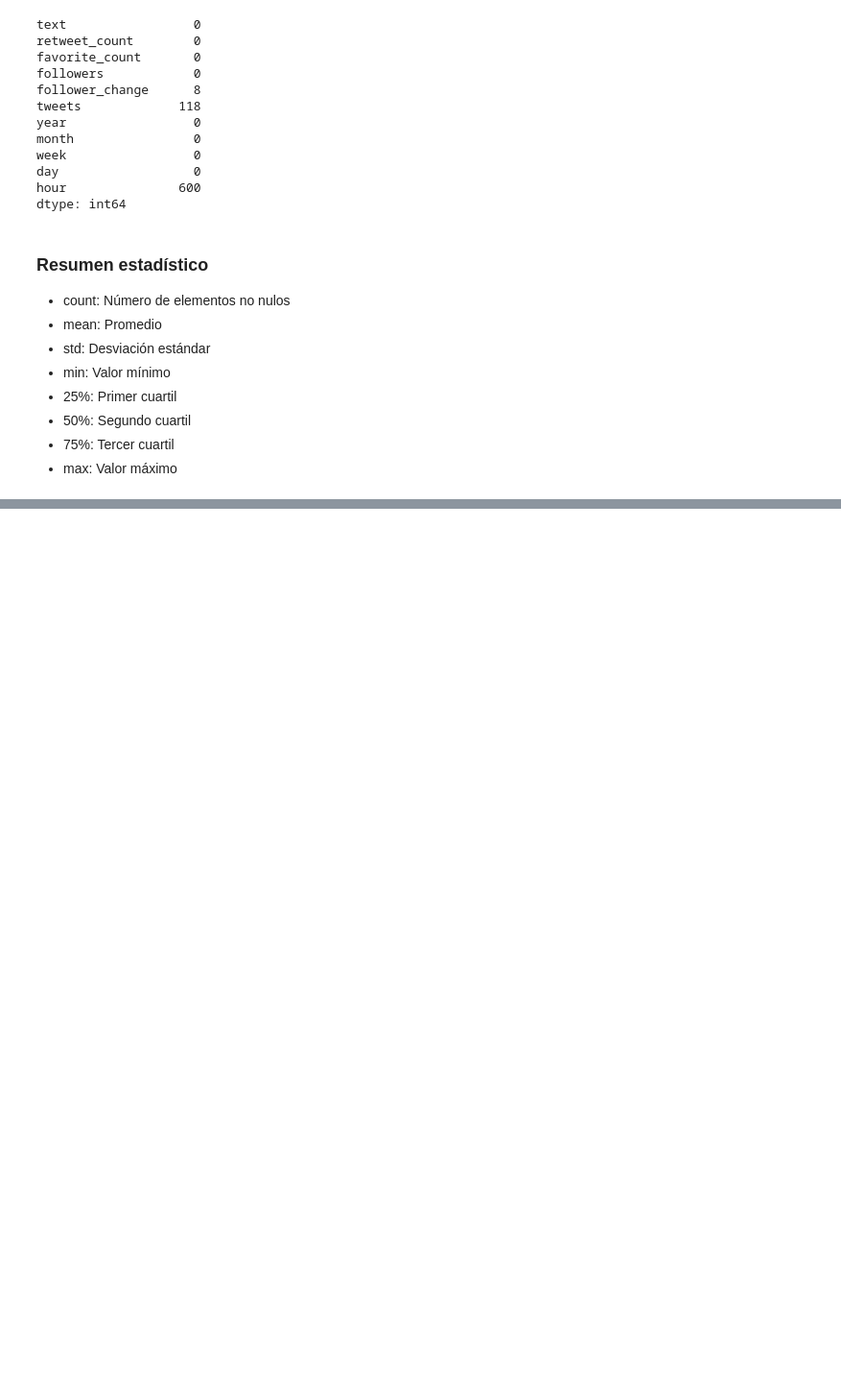
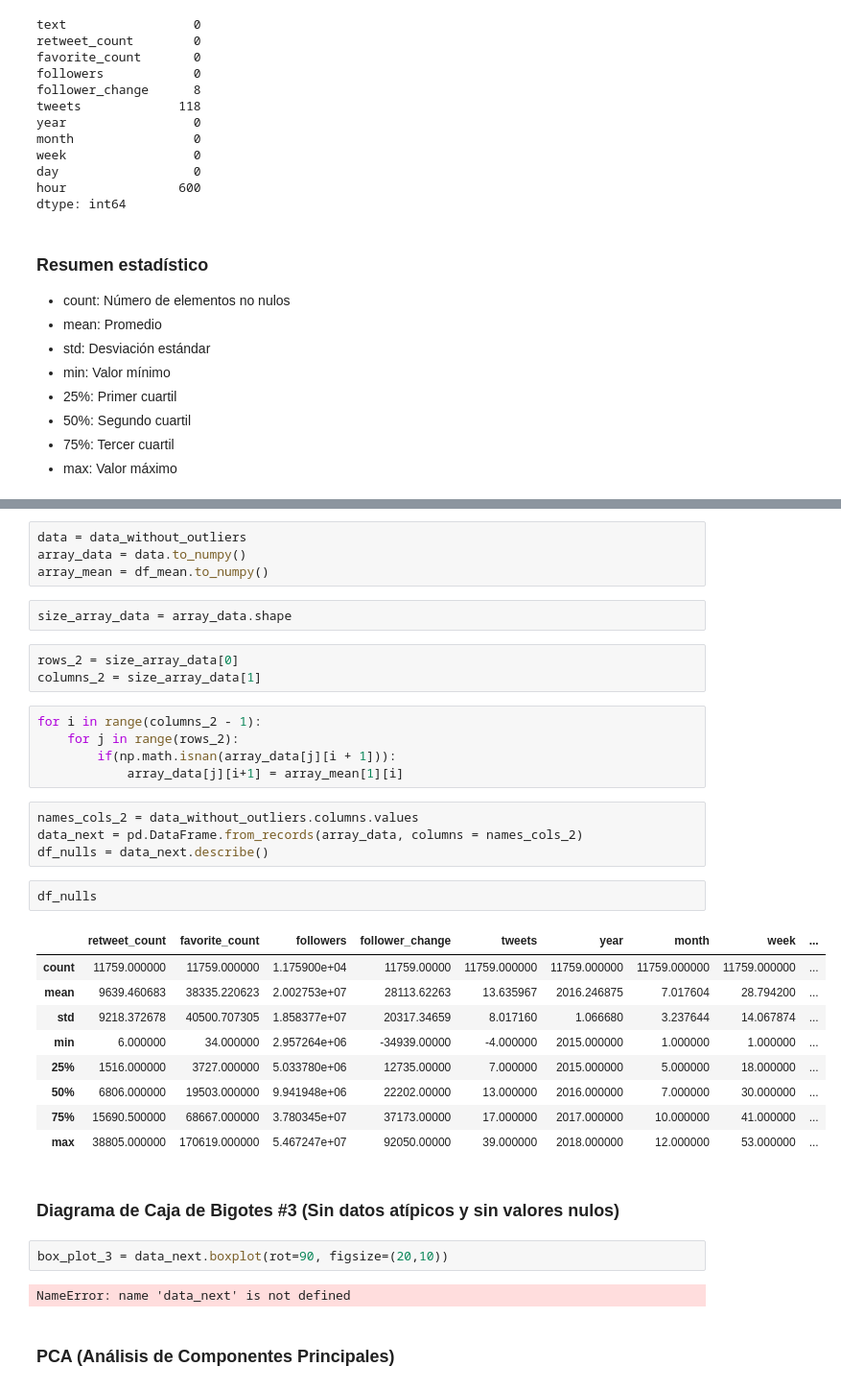
Before and after one commit to stivenramireza/hubrid-machine-learning, a Jupyter notebook: data-preparation/data_preparation.ipynb, the cells around one changed output, grey strips where cells are left out. Shown at 96% size. Saved outputs shown, nothing was run; the diff lists cells and outputs as text; blank space fills up the shorter version.

```diff
--- a/data-preparation/data_preparation.ipynb
+++ b/data-preparation/data_preparation.ipynb
@@ -74,0 +135,38 @@ dtype: int64
+# %%
+data = data_without_outliers
+array_data = data.to_numpy()
+array_mean = df_mean.to_numpy()
+# %%
+size_array_data = array_data.shape
+# %%
+rows_2 = size_array_data[0]
+columns_2 = size_array_data[1]
+# %%
+for i in range(columns_2 - 1):
+    for j in range(rows_2):
+        if(np.math.isnan(array_data[j][i + 1])):
+            array_data[j][i+1] = array_mean[1][i]
+# %%
+names_cols_2 = data_without_outliers.columns.values
+data_next = pd.DataFrame.from_records(array_data, columns = names_cols_2)
+df_nulls = data_next.describe()
+# %%
+df_nulls
+# %% [output]
+|  | retweet_count | favorite_count | followers | follower_change | tweets | year | month | week | ... |
+| count | 11759.000000 | 11759.000000 | 1.175900e+04 | 11759.00000 | 11759.000000 | 11759.000000 | 11759.000000 | 11759.000000 | ... |
+| mean | 9639.460683 | 38335.220623 | 2.002753e+07 | 28113.62263 | 13.635967 | 2016.246875 | 7.017604 | 28.794200 | ... |
+| std | 9218.372678 | 40500.707305 | 1.858377e+07 | 20317.34659 | 8.017160 | 1.066680 | 3.237644 | 14.067874 | ... |
+| min | 6.000000 | 34.000000 | 2.957264e+06 | -34939.00000 | -4.000000 | 2015.000000 | 1.000000 | 1.000000 | ... |
+| 25% | 1516.000000 | 3727.000000 | 5.033780e+06 | 12735.00000 | 7.000000 | 2015.000000 | 5.000000 | 18.000000 | ... |
+| 50% | 6806.000000 | 19503.000000 | 9.941948e+06 | 22202.00000 | 13.000000 | 2016.000000 | 7.000000 | 30.000000 | ... |
+| 75% | 15690.500000 | 68667.000000 | 3.780345e+07 | 37173.00000 | 17.000000 | 2017.000000 | 10.000000 | 41.000000 | ... |
+| max | 38805.000000 | 170619.000000 | 5.467247e+07 | 92050.00000 | 39.000000 | 2018.000000 | 12.000000 | 53.000000 | ... |
+# %% [markdown]
+### Diagrama de Caja de Bigotes #3 (Sin datos atípicos y sin valores nulos)
+# %%
+box_plot_3 = data_next.boxplot(rot=90, figsize=(20,10))
+# %% [output]
+NameError: name 'data_next' is not defined
+# %% [markdown]
+### PCA (Análisis de Componentes Principales)
```
Also changed, not shown: parts of 20 cells of this notebook.
